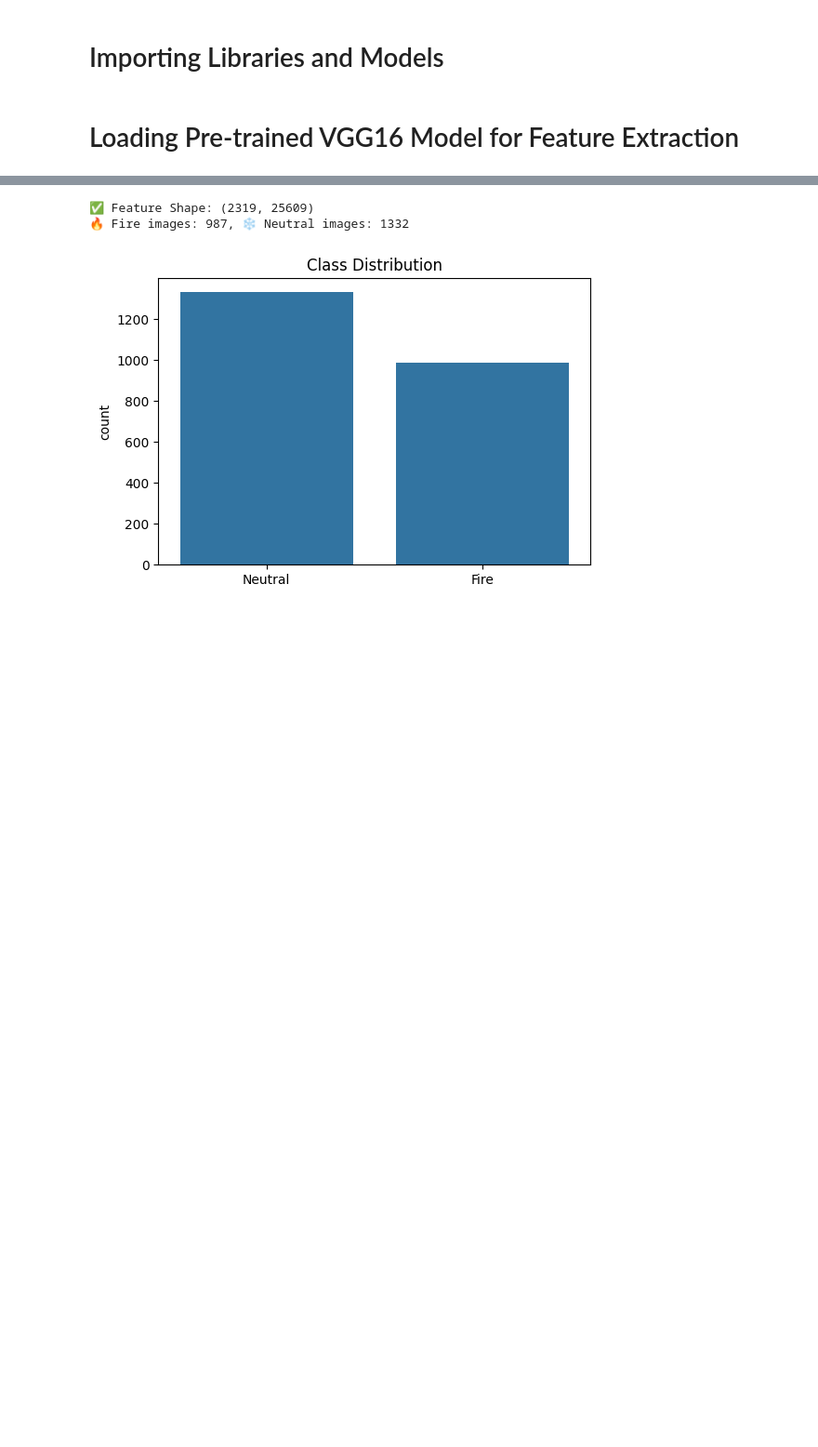
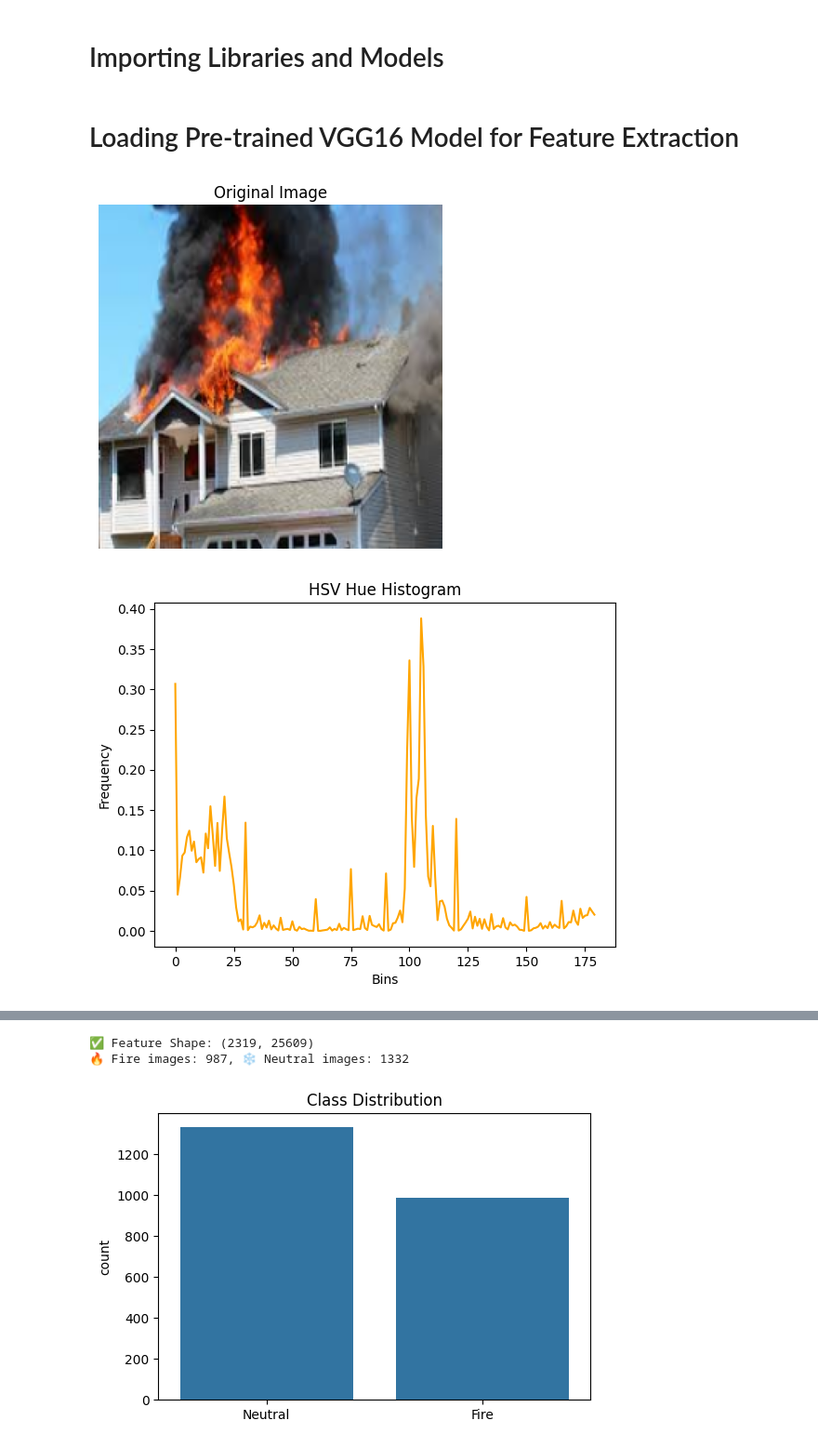
Before and after one commit to MeherajHasan/FireDetection_ML_Project, a Jupyter notebook: Feature Extraction and Selection/Part1/test2.ipynb, the cells around one changed output, grey strips where cells are left out. Shown at 93% size. Saved outputs shown, nothing was run; the diff lists cells and outputs as text; code cells hidden in the pictures; blank space fills up the shorter version.

```diff
--- a/Feature Extraction and Selection/Part1/test2.ipynb
+++ b/Feature Extraction and Selection/Part1/test2.ipynb
@@ -88,3 +96,74 @@ def extract_all_features(image_path):
 # %%
 dataset_dir = 'D:\OneDrive - American International University-Bangladesh\SemesterVIII\Final VIII\Machine Learning\FireDetectionMeheraj\FireDatasetPCD\Train'
 classes = ['Fire', 'Neutral']
+# %%
+import os
+import cv2
+import numpy as np
+import matplotlib.pyplot as plt
+import random
+from skimage.feature import local_binary_pattern
+
+# Set dataset path and class
+dataset_dir = r'D:\OneDrive - American International University-Bangladesh\SemesterVIII\Final VIII\Machine Learning\FireDetectionMeheraj\FireDatasetPCD\Train'
+fire_dir = os.path.join(dataset_dir, 'Fire')
+
+# Pick a random image
+random_image_name = random.choice(os.listdir(fire_dir))
+random_image_path = os.path.join(fire_dir, random_image_name)
+
+# Load and process image
+img = cv2.imread(random_image_path)
+img_resized = cv2.resize(img, (224, 224))
+gray = cv2.cvtColor(img_resized, cv2.COLOR_BGR2GRAY)
+
+# 1. Original Image
+plt.figure()
+plt.imshow(cv2.cvtColor(img_resized, cv2.COLOR_BGR2RGB))
+plt.title("Original Image")
+plt.axis("off")
+plt.savefig("original_image.jpg")
+plt.show()
+
+# 2. HSV Hue Histogram
+hsv = cv2.cvtColor(img_resized, cv2.COLOR_BGR2HSV)
+hue_hist = cv2.calcHist([hsv], [0], None, [180], [0, 180])
+hue_hist = cv2.normalize(hue_hist, hue_hist).flatten()
+
+plt.figure()
+plt.plot(hue_hist, color='orange')
+plt.title("HSV Hue Histogram")
+plt.xlabel("Bins")
+plt.ylabel("Frequency")
+plt.savefig("hue_histogram.jpg")
+plt.show()
+
+# 3. Canny Edge Detection
+edges = cv2.Canny(gray, 100, 200)
+plt.figure()
+plt.imshow(edges, cmap='gray')
+plt.title("Canny Edge Detection")
+plt.axis("off")
+plt.savefig("canny_edges.jpg")
+plt.show()
+
+# 4. Grayscale Image
+plt.figure()
+plt.imshow(gray, cmap='gray')
+plt.title("Grayscale Image")
+plt.axis("off")
+plt.savefig("grayscale.jpg")
+plt.show()
+
+# 5. LBP Image
+lbp = local_binary_pattern(gray, P=8, R=1, method='uniform')
+lbp_uint8 = np.uint8(255 * lbp / lbp.max())
+plt.figure()
+plt.imshow(lbp_uint8, cmap='gray')
+plt.title("LBP Image")
+plt.axis("off")
+plt.savefig("lbp_image.jpg")
+plt.show()
+# %% [output]
+[figure, added]
+[figure, added]
```
Also changed, not shown: parts of 3 cells of this notebook, 5 other files.
